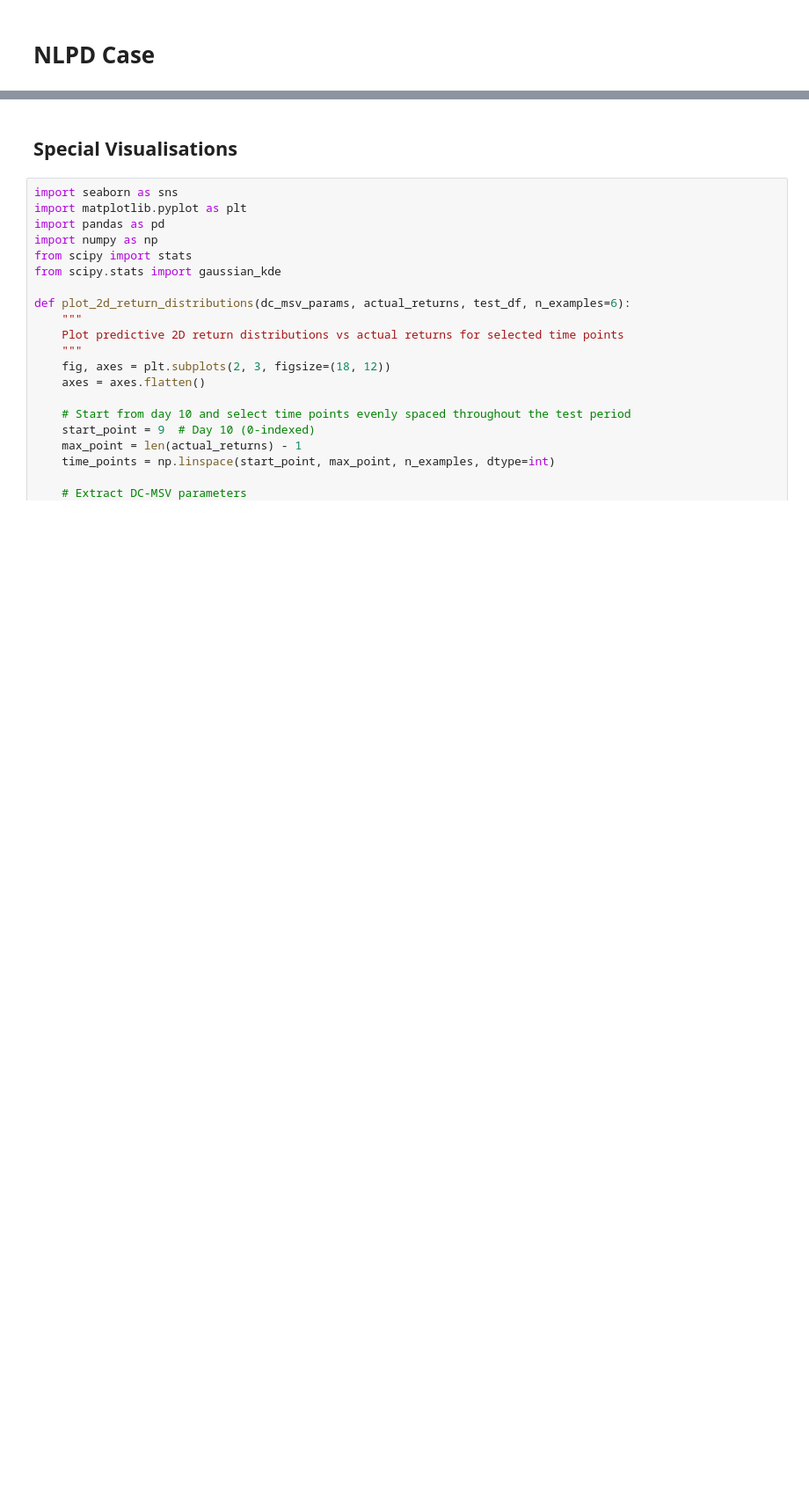
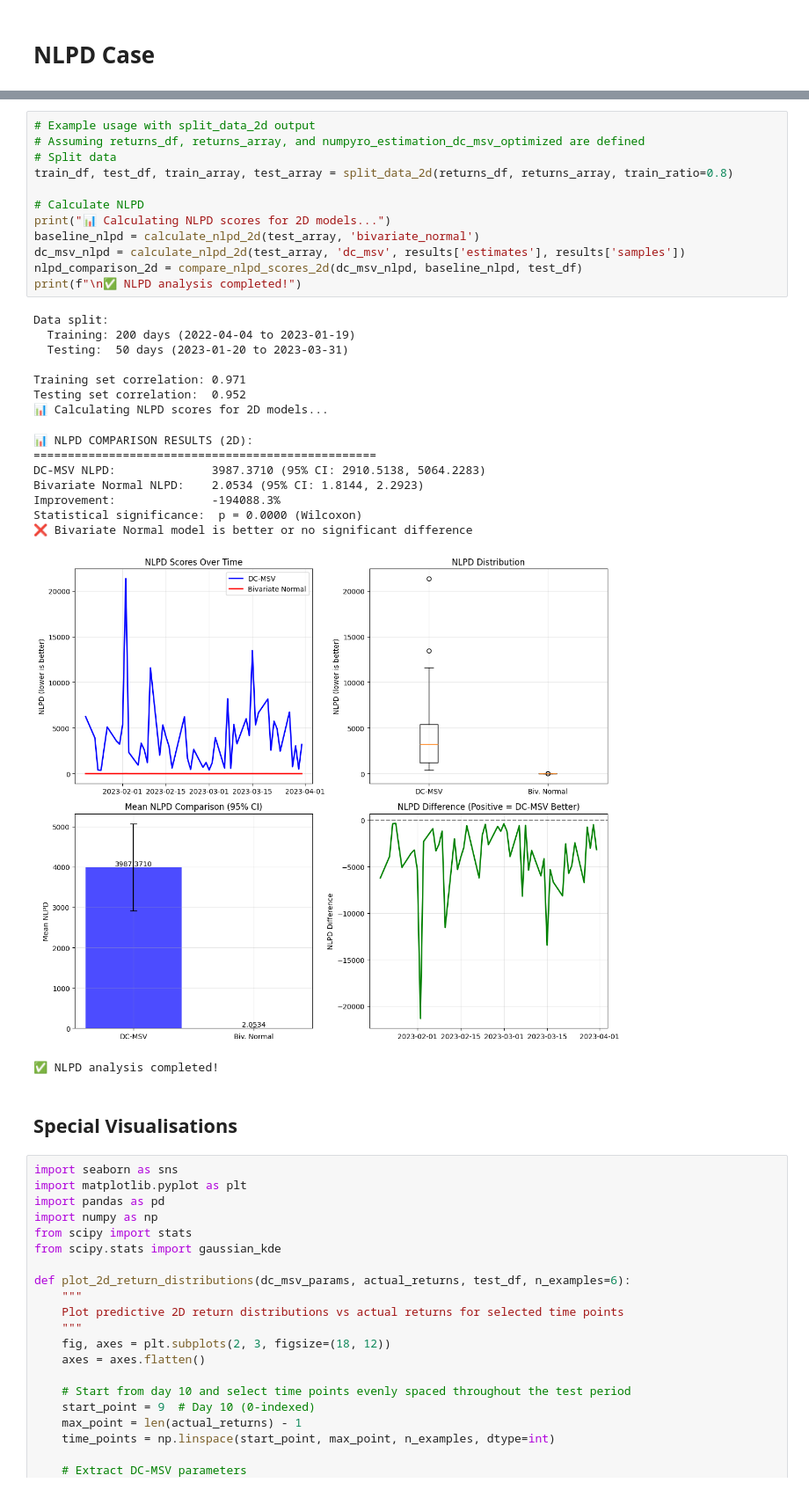
Before and after one commit to designed7000/UCL-Research-Project, a Jupyter notebook: week 2/2d_pipeline.ipynb, the cells around one changed output, grey strips where cells are left out. Shown at 88% size. Drawn from its saved outputs; the diff is of its cells as text; blank space fills up the shorter version.

Commit message:
changes in model

```diff
--- a/week 2/2d_pipeline.ipynb
+++ b/week 2/2d_pipeline.ipynb
@@ -1901,3 +1081,32 @@ Statistical significance:  p = 0.1216
+# %%
+# Example usage with split_data_2d output
+# Assuming returns_df, returns_array, and numpyro_estimation_dc_msv_optimized are defined
+# Split data
+train_df, test_df, train_array, test_array = split_data_2d(returns_df, returns_array, train_ratio=0.8)
+
+# Calculate NLPD
+print("📊 Calculating NLPD scores for 2D models...")
+baseline_nlpd = calculate_nlpd_2d(test_array, 'bivariate_normal')
+dc_msv_nlpd = calculate_nlpd_2d(test_array, 'dc_msv', results['estimates'], results['samples'])
+nlpd_comparison_2d = compare_nlpd_scores_2d(dc_msv_nlpd, baseline_nlpd, test_df)
+print(f"\n✅ NLPD analysis completed!")
+# %% [output]
+Data split:
+  Training: 200 days (2022-04-04 to 2023-01-19)
+  Testing:  50 days (2023-01-20 to 2023-03-31)
+
+Training set correlation: 0.971
+Testing set correlation:  0.952
+📊 Calculating NLPD scores for 2D models...
+📊 NLPD COMPARISON RESULTS (2D):
+==================================================
+DC-MSV NLPD:              3987.3710 (95% CI: 2910.5138, 5064.2283)
+Bivariate Normal NLPD:    2.0534 (95% CI: 1.8144, 2.2923)
+Improvement:              -194088.3%
+Statistical significance:  p = 0.0000 (Wilcoxon)
+❌ Bivariate Normal model is better or no significant difference
+[figure, added]
+✅ NLPD analysis completed!
 # %% [markdown]
 ## Special Visualisations
 # %%
```
Also changed, not shown: parts of 20 cells of this notebook, 1 other file.
